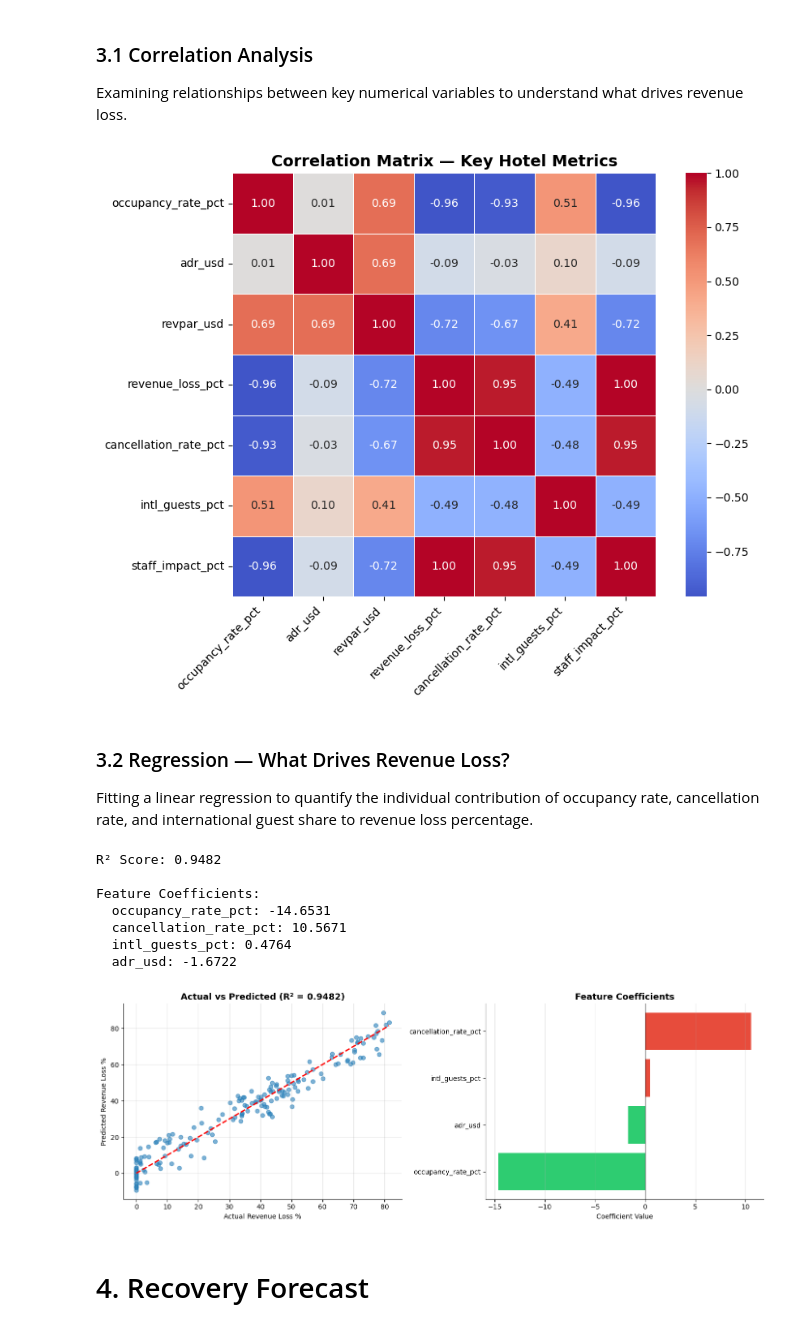
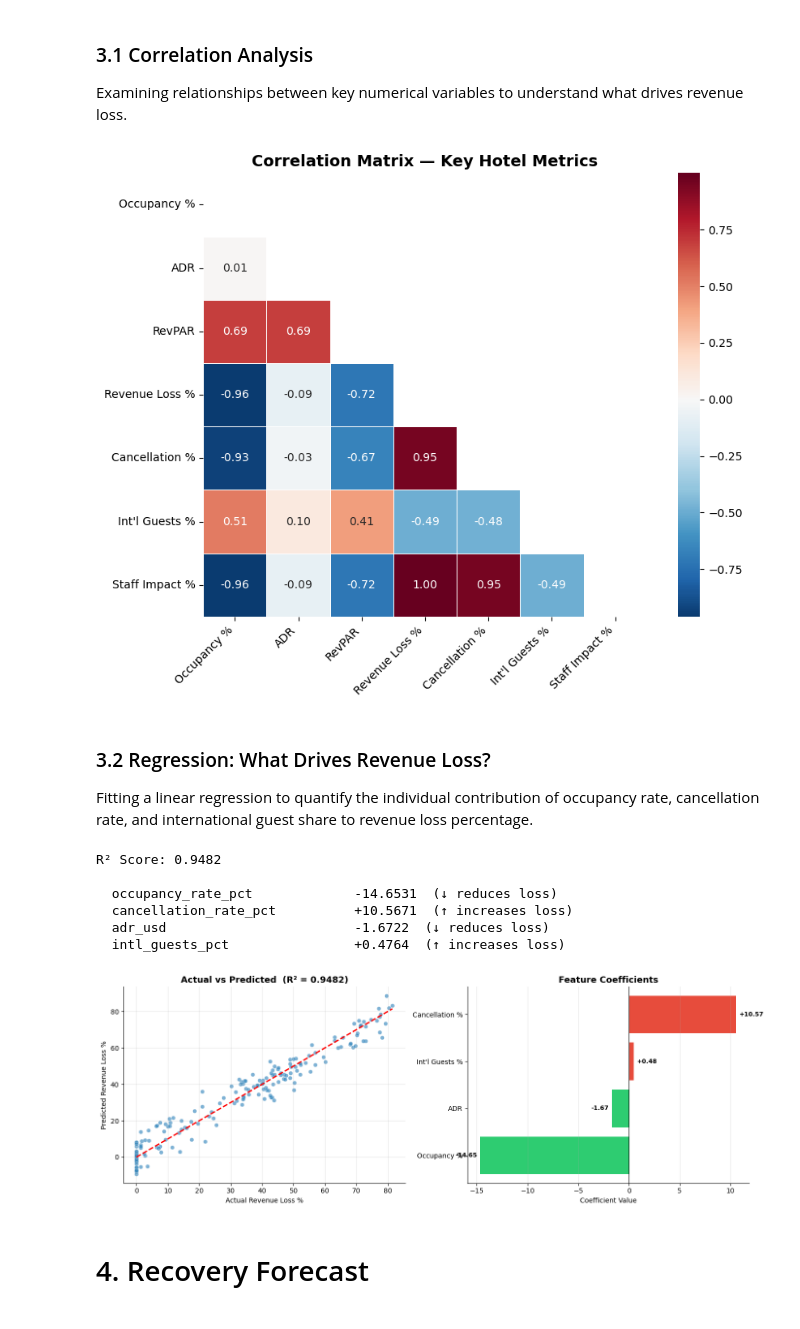
Before and after one commit to nhdben/hotel-losses-iran-us-war-2026, a Jupyter notebook: Project4_Hotel_Losses.ipynb, the cells around one changed output. Cells and saved outputs as stored; diff of their text form; code cells hidden in the pictures.

Commit message:
Editing charts, tighten regression output, update key findings

```diff
--- a/Project4_Hotel_Losses.ipynb
+++ b/Project4_Hotel_Losses.ipynb
@@ -30,8 +33,7 @@ warnings.filterwarnings('ignore')
 Loading all six datasets and verifying shape and data quality.
 # %%
 
-path = os.path.join(os.getcwd(), "Hotel_losses", "datasets")
-
+path = os.path.join(os.getcwd(), "datasets")
 big = pd.read_csv(os.path.join(path, "big_hotels_impact.csv"))
 cancel = pd.read_csv(os.path.join(path, "booking_cancellations.csv"))
 timeline = pd.read_csv(os.path.join(path, "conflict_timeline_hotel.csv"))
@@ -307,78 +331,86 @@ Examining relationships between key numerical variables to understand what drive
 # %%
 cols = ['occupancy_rate_pct', 'adr_usd', 'revpar_usd', 'revenue_loss_pct',
         'cancellation_rate_pct', 'intl_guests_pct', 'staff_impact_pct']
 
+labels = ['Occupancy %', 'ADR', 'RevPAR', 'Revenue Loss %',
+          'Cancellation %', "Int'l Guests %", 'Staff Impact %']
+
 corr = big[cols].corr()
+corr.columns = labels
+corr.index = labels
+
+mask = np.triu(np.ones_like(corr, dtype=bool))
 
 fig, ax = plt.subplots(figsize=(9, 7))
-sns.heatmap(corr, annot=True, fmt='.2f', cmap='coolwarm', center=0,
+sns.heatmap(corr, mask=mask, annot=True, fmt='.2f', cmap='RdBu_r', center=0,
             square=True, linewidths=0.5, ax=ax)
 ax.set_title('Correlation Matrix — Key Hotel Metrics', fontsize=14, fontweight='bold')
-ax.set_xticklabels(ax.get_xticklabels(), rotation=45, ha='right')
+plt.xticks(rotation=45, ha='right')
 plt.tight_layout()
 plt.show()
 # %% [output]
-[figure, old version]
+[figure, new version]
 # %% [markdown]
-### 3.2 Regression — What Drives Revenue Loss?
+### 3.2 Regression:  What Drives Revenue Loss?
 
 Fitting a linear regression to quantify the individual contribution of occupancy rate, cancellation rate, and international guest share to revenue loss percentage.
 # %%
-from sklearn.linear_model import LinearRegression
-from sklearn.metrics import r2_score
-from sklearn.preprocessing import StandardScaler
-
 features = ['occupancy_rate_pct', 'cancellation_rate_pct', 'intl_guests_pct', 'adr_usd']
 target = 'revenue_loss_pct'
 
-X = big[features]
+X = StandardScaler().fit_transform(big[features])
 y = big[target]
 
-scaler = StandardScaler()
-X_scaled = scaler.fit_transform(X)
+model = LinearRegression().fit(X, y)
+y_pred = model.predict(X)
+r2 = r2_score(y, y_pred)
 
-model = LinearRegression()
-model.fit(X_scaled, y)
-y_pred = model.predict(X_scaled)
-
-r2 = r2_score(y, y_pred)
-print(f"R² Score: {r2:.4f}")
-print("\nFeature Coefficients:")
-for feat, coef in zip(features, model.coef_):
-    print(f"  {feat}: {coef:.4f}")
+print(f"R² Score: {r2:.4f}\n")
+coef_df = pd.Series(model.coef_, index=features).sort_values(key=abs, ascending=False)
+for feat, coef in coef_df.items():
+    direction = "↑ increases loss" if coef > 0 else "↓ reduces loss"
+    print(f"  {feat:<30} {coef:+.4f}  ({direction})")
 # %% [output]
 R² Score: 0.9482
 
-Feature Coefficients:
-  occupancy_rate_pct: -14.6531
-  cancellation_rate_pct: 10.5671
-  intl_guests_pct: 0.4764
-  adr_usd: -1.6722
+  occupancy_rate_pct             -14.6531  (↓ reduces loss)
+  cancellation_rate_pct          +10.5671  (↑ increases loss)
+  adr_usd                        -1.6722  (↓ reduces loss)
+  intl_guests_pct                +0.4764  (↑ increases loss)
 # %%
 fig, axes = plt.subplots(1, 2, figsize=(14, 5))
 
 # Actual vs Predicted
-axes[0].scatter(y, y_pred, alpha=0.6, color='#2980b9')
+axes[0].scatter(y, y_pred, alpha=0.6, color='#2980b9', edgecolors='white', linewidth=0.4)
 axes[0].plot([y.min(), y.max()], [y.min(), y.max()], 'r--', linewidth=2)
 axes[0].set_xlabel('Actual Revenue Loss %')
 axes[0].set_ylabel('Predicted Revenue Loss %')
-axes[0].set_title(f'Actual vs Predicted (R² = {r2:.4f})', fontsize=13, fontweight='bold')
+axes[0].set_title(f'Actual vs Predicted  (R² = {r2:.4f})', fontsize=13, fontweight='bold')
 axes[0].grid(alpha=0.3)
 
-# Feature importance
-coef_df = pd.Series(model.coef_, index=features).sort_values()
+# Feature coefficients
+coef_df = pd.Series(model.coef_, index=[
+    'Occupancy %', 'Cancellation %', "Int'l Guests %", 'ADR'
+]).sort_values()
 colors = ['#e74c3c' if c > 0 else '#2ecc71' for c in coef_df.values]
+
 axes[1].barh(coef_df.index, coef_df.values, color=colors)
 axes[1].axvline(0, color='black', linewidth=0.8)
 axes[1].set_title('Feature Coefficients', fontsize=13, fontweight='bold')
 axes[1].set_xlabel('Coefficient Value')
 axes[1].grid(axis='x', alpha=0.3)
 
+for bar, val in zip(axes[1].patches, coef_df.values):
+    ha = 'left' if val > 0 else 'right'
+    offset = 0.3 if val > 0 else -0.3
+    axes[1].text(val + offset, bar.get_y() + bar.get_height() / 2,
+                 f'{val:+.2f}', va='center', ha=ha, fontsize=9, fontweight='bold')
+
 sns.despine()
 plt.tight_layout()
 plt.show()
 # %% [output]
-[figure, old version]
+[figure, new version]
 # %% [markdown]
 # 4. Recovery Forecast
 # %% [markdown]
```
Also changed, not shown: parts of 12 cells of this notebook.
